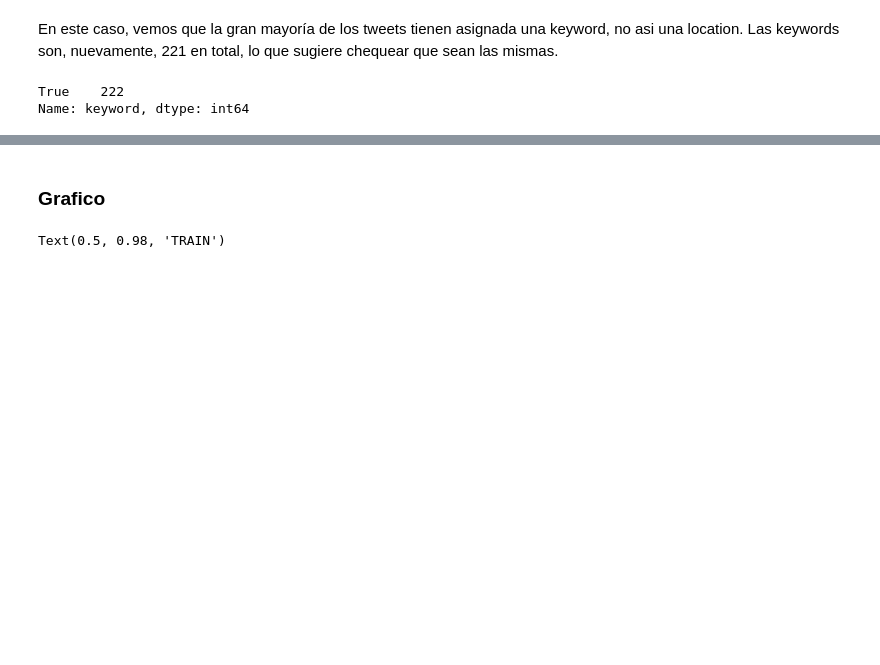
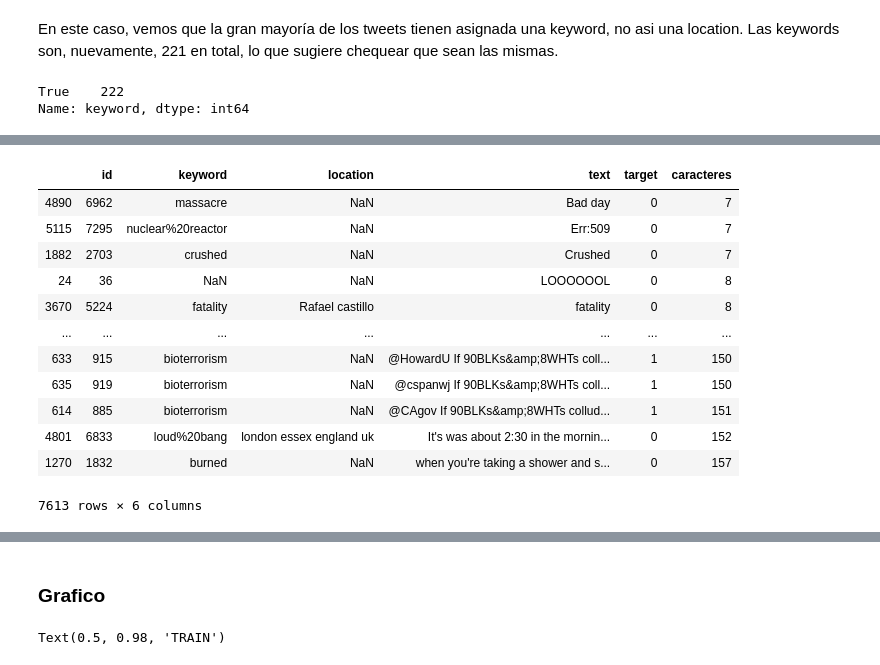
Before and after one commit to rodrigue74/JabaliSalvajeTP1, a Jupyter notebook: TP_1_Mariano.ipynb, the cells around one changed output, grey strips where cells are left out. Cells and saved outputs as stored; diff of their text form; code cells hidden in the pictures; blank space fills up the shorter version.

Commit message:
update 2: más decripción de variables x separado

```diff
--- a/TP_1_Mariano.ipynb
+++ b/TP_1_Mariano.ipynb
@@ -147,0 +206,19 @@ Respecto del resto de las variables, el análisis es similar al de train, salvo
+# %%
+# Añadimos la variable 'caracteres' para registrar la cantidad de ellos en cada tweet.
+train['caracteres'] = train['text'].str.len()
+train.sort_values(by='caracteres', inplace=True)
+train
+# %% [output]
+|  | id | keyword | location | text | target | caracteres |
+| 4890 | 6962 | massacre | NaN | Bad day | 0 | 7 |
+| 5115 | 7295 | nuclear%20reactor | NaN | Err:509 | 0 | 7 |
+| 1882 | 2703 | crushed | NaN | Crushed | 0 | 7 |
+| 24 | 36 | NaN | NaN | LOOOOOOL | 0 | 8 |
+| 3670 | 5224 | fatality | Rafael castillo | fatality | 0 | 8 |
+| ... | ... | ... | ... | ... | ... | ... |
+| 633 | 915 | bioterrorism | NaN | @HowardU If 90BLKs&amp;8WHTs coll... | 1 | 150 |
+| 635 | 919 | bioterrorism | NaN | @cspanwj If 90BLKs&amp;8WHTs coll... | 1 | 150 |
+| 614 | 885 | bioterrorism | NaN | @CAgov If 90BLKs&amp;8WHTs collud... | 1 | 151 |
+| 4801 | 6833 | loud%20bang | london essex england uk | It's was about 2:30 in the mornin... | 0 | 152 |
+| 1270 | 1832 | burned | NaN | when you're taking a shower and s... | 0 | 157 |
+7613 rows × 6 columns
```
Also changed, not shown: parts of 13 cells of this notebook.
